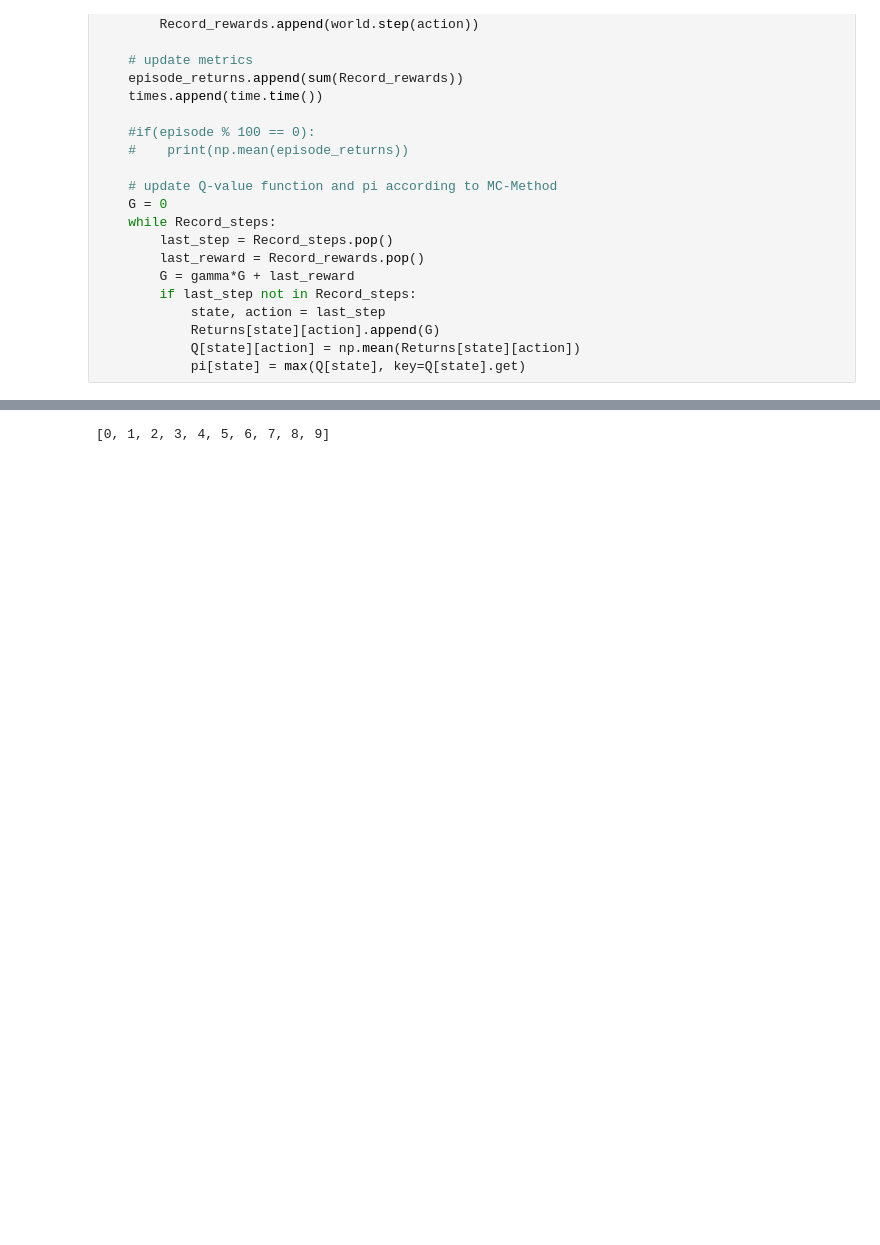
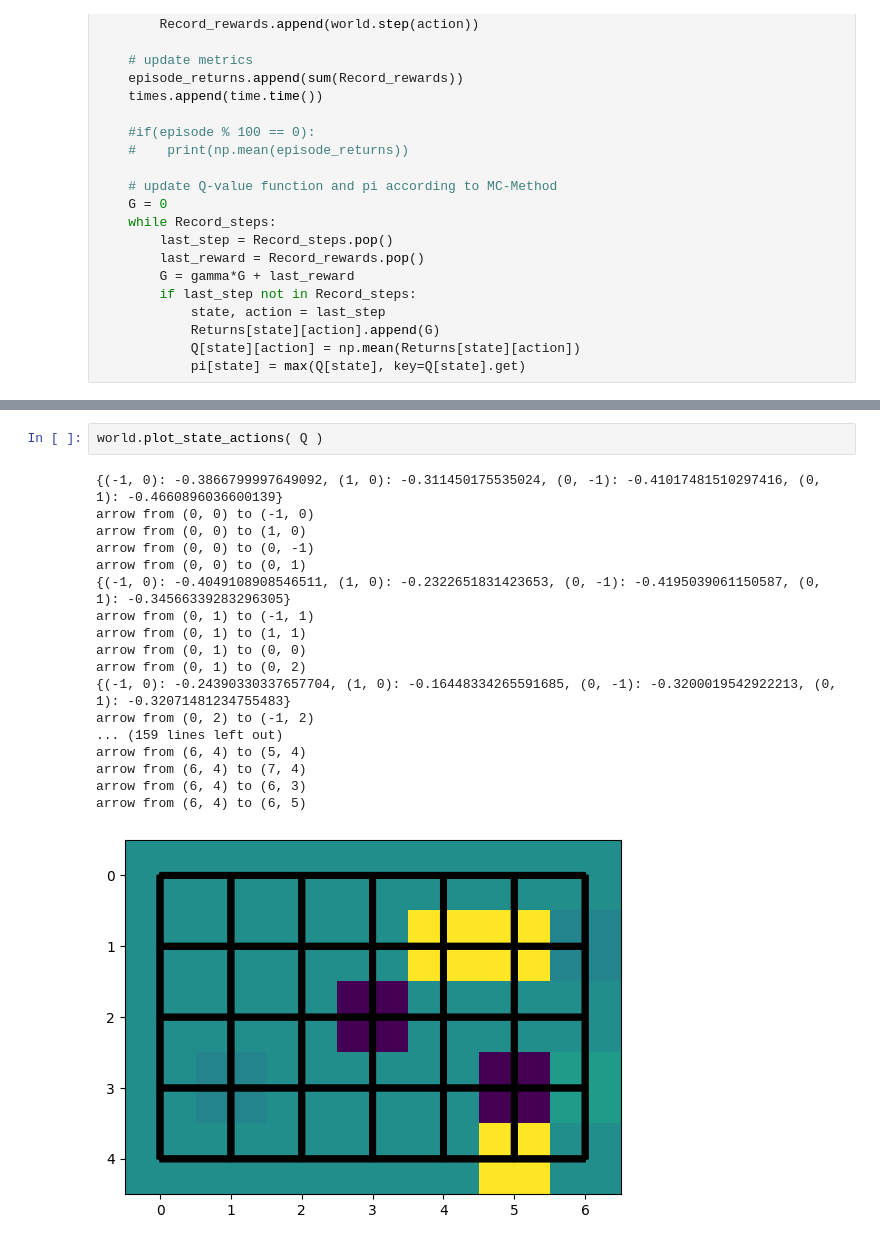
Before and after one commit to encomiastical/DRL_Homework, a Jupyter notebook: sheet02/DRL2.ipynb, the cells around one changed output, grey strips where cells are left out. Drawn from its saved outputs; the diff is of its cells as text; blank space fills up the shorter version.

```diff
--- a/sheet02/DRL2.ipynb
+++ b/sheet02/DRL2.ipynb
@@ -341,3 +367,21 @@ world.plot(Acts)
 # %%
+world.plot_state_actions( Q )
 # %% [output]
-[0, 1, 2, 3, 4, 5, 6, 7, 8, 9]
+{(-1, 0): -0.3866799997649092, (1, 0): -0.311450175535024, (0, -1): -0.41017481510297416, (0, 1): -0.4660896036600139}
+arrow from (0, 0) to (-1, 0)
+arrow from (0, 0) to (1, 0)
+arrow from (0, 0) to (0, -1)
+arrow from (0, 0) to (0, 1)
+{(-1, 0): -0.4049108908546511, (1, 0): -0.2322651831423653, (0, -1): -0.4195039061150587, (0, 1): -0.34566339283296305}
+arrow from (0, 1) to (-1, 1)
+arrow from (0, 1) to (1, 1)
+arrow from (0, 1) to (0, 0)
+arrow from (0, 1) to (0, 2)
+{(-1, 0): -0.24390330337657704, (1, 0): -0.16448334265591685, (0, -1): -0.3200019542922213, (0, 1): -0.32071481234755483}
+arrow from (0, 2) to (-1, 2)
+... (159 lines left out)
+arrow from (6, 4) to (5, 4)
+arrow from (6, 4) to (7, 4)
+arrow from (6, 4) to (6, 3)
+arrow from (6, 4) to (6, 5)
+[figure, added]
```
Also changed, not shown: parts of 11 cells of this notebook.
